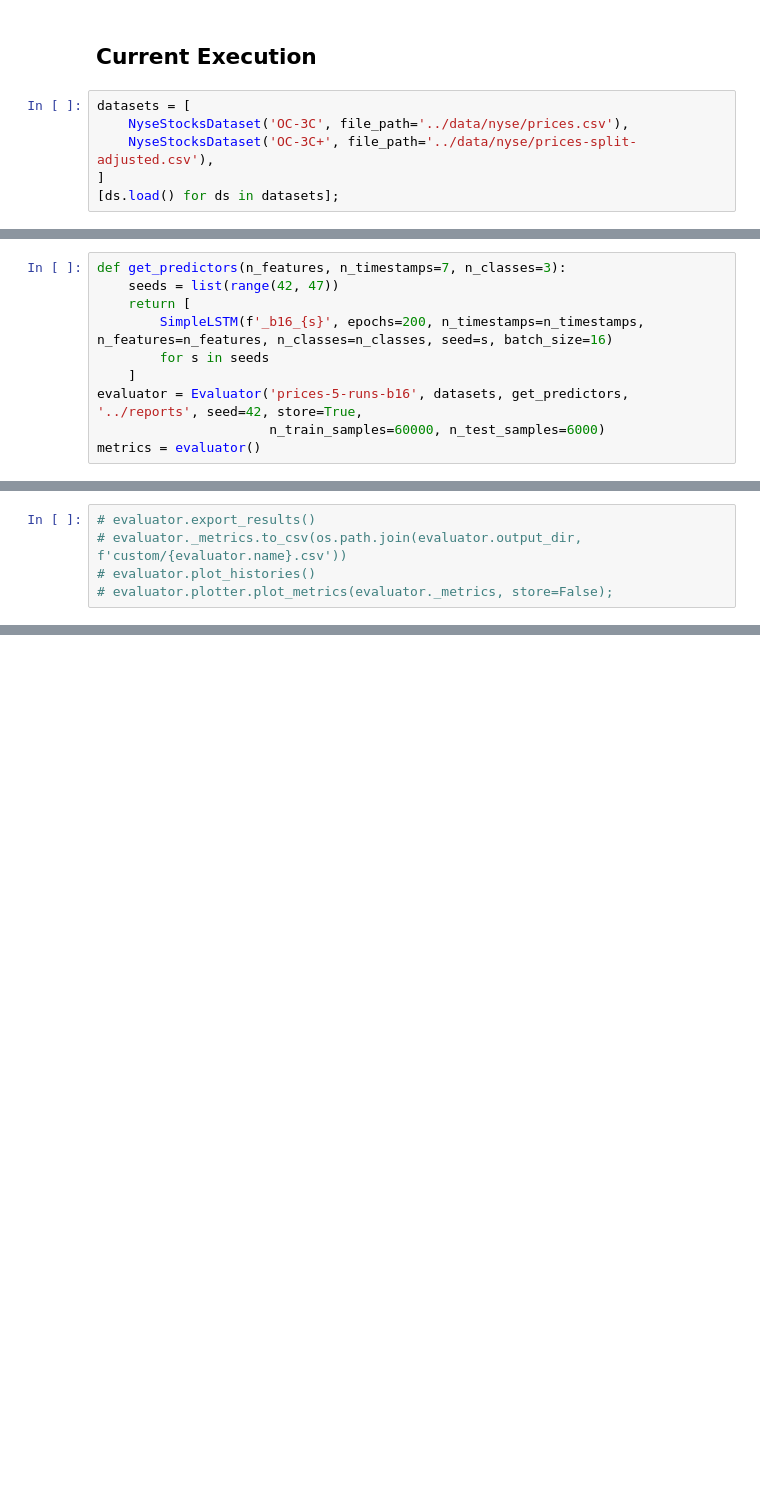
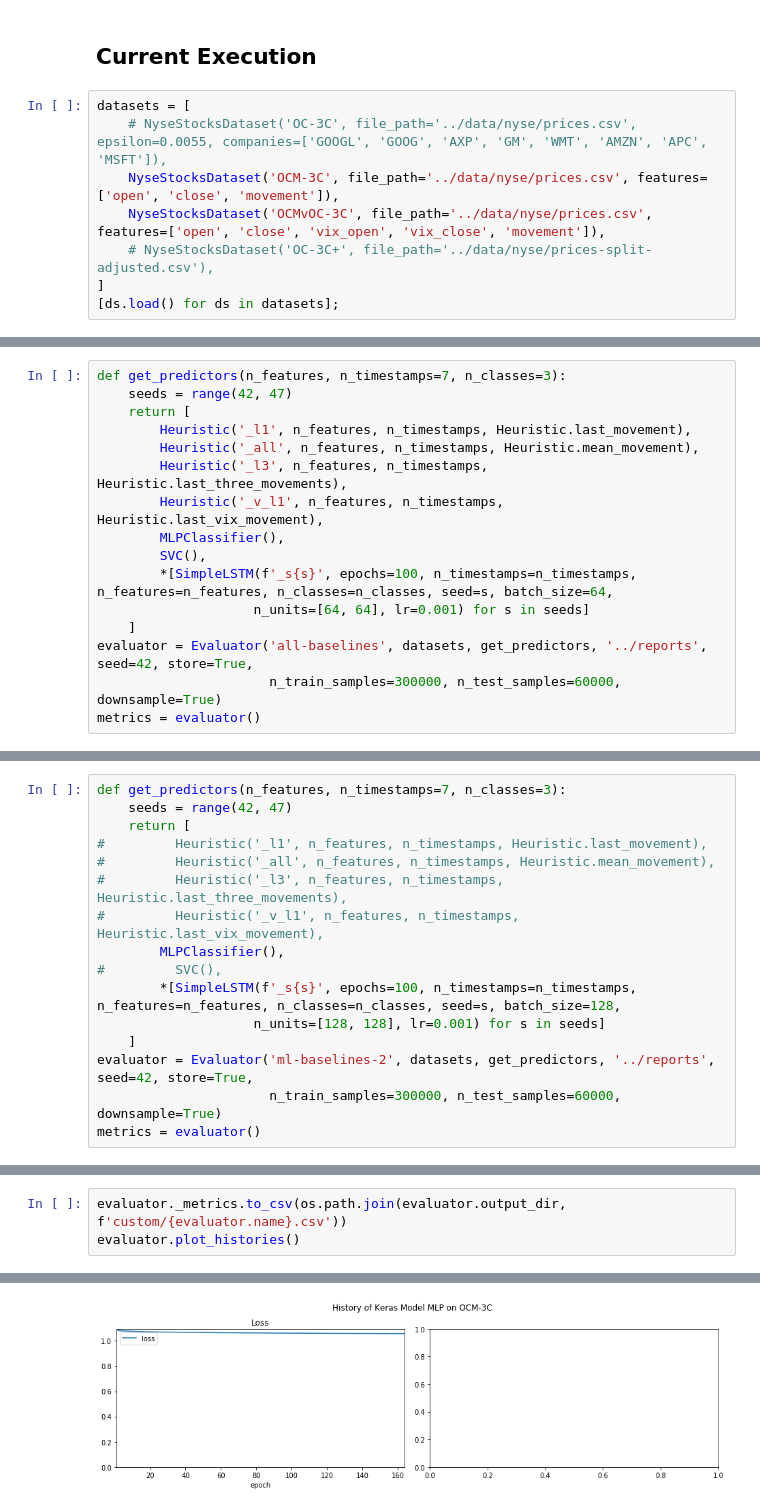
Before and after one commit to Chaoste/nlp-stocks, a Jupyter notebook: research/8.3-Seed.ipynb, the cells around one changed output, grey strips where cells are left out. Saved outputs shown, nothing was run; the diff lists cells and outputs as text; blank space fills up the shorter version.

Commit message:
baseline experiments

```diff
--- a/research/8.3-Seed.ipynb
+++ b/research/8.3-Seed.ipynb
@@ -71,7 +120,9 @@ from src.utils import print_metrics_as_md, pandas_df_to_markdown_table
 ## Current Execution
 # %%
 datasets = [
-    NyseStocksDataset('OC-3C', file_path='../data/nyse/prices.csv'),
-    NyseStocksDataset('OC-3C+', file_path='../data/nyse/prices-split-adjusted.csv'),
+    # NyseStocksDataset('OC-3C', file_path='../data/nyse/prices.csv', epsilon=0.0055, companies=['GOOGL', 'GOOG', 'AXP', 'GM', 'WMT', 'AMZN', 'APC', 'MSFT']),
+    NyseStocksDataset('OCM-3C', file_path='../data/nyse/prices.csv', features=['open', 'close', 'movement']),
+    NyseStocksDataset('OCMvOC-3C', file_path='../data/nyse/prices.csv', features=['open', 'close', 'vix_open', 'vix_close', 'movement']),
+    # NyseStocksDataset('OC-3C+', file_path='../data/nyse/prices-split-adjusted.csv'),
 ]
 [ds.load() for ds in datasets];
@@ -78,10 +133,16 @@ datasets = [
 # %%
 def get_predictors(n_features, n_timestamps=7, n_classes=3):
-    seeds = list(range(42, 47))
+    seeds = range(42, 47)
     return [
-        SimpleLSTM(f'_b16_{s}', epochs=200, n_timestamps=n_timestamps, n_features=n_features, n_classes=n_classes, seed=s, batch_size=16)
-        for s in seeds
+        Heuristic('_l1', n_features, n_timestamps, Heuristic.last_movement),
+        Heuristic('_all', n_features, n_timestamps, Heuristic.mean_movement),
+        Heuristic('_l3', n_features, n_timestamps, Heuristic.last_three_movements),
+        Heuristic('_v_l1', n_features, n_timestamps, Heuristic.last_vix_movement),
+        MLPClassifier(),
+        SVC(),
+        *[SimpleLSTM(f'_s{s}', epochs=100, n_timestamps=n_timestamps, n_features=n_features, n_classes=n_classes, seed=s, batch_size=64,
+                    n_units=[64, 64], lr=0.001) for s in seeds]
     ]
-evaluator = Evaluator('prices-5-runs-b16', datasets, get_predictors, '../reports', seed=42, store=True,
-                      n_train_samples=60000, n_test_samples=6000)
+evaluator = Evaluator('all-baselines', datasets, get_predictors, '../reports', seed=42, store=True,
+                      n_train_samples=300000, n_test_samples=60000, downsample=True)
 metrics = evaluator()
@@ -87,0 +158,16 @@ metrics = evaluator()
+# %%
+def get_predictors(n_features, n_timestamps=7, n_classes=3):
+    seeds = range(42, 47)
+    return [
+#         Heuristic('_l1', n_features, n_timestamps, Heuristic.last_movement),
+#         Heuristic('_all', n_features, n_timestamps, Heuristic.mean_movement),
+#         Heuristic('_l3', n_features, n_timestamps, Heuristic.last_three_movements),
+#         Heuristic('_v_l1', n_features, n_timestamps, Heuristic.last_vix_movement),
+        MLPClassifier(),
+#         SVC(),
+        *[SimpleLSTM(f'_s{s}', epochs=100, n_timestamps=n_timestamps, n_features=n_features, n_classes=n_classes, seed=s, batch_size=128,
+                    n_units=[128, 128], lr=0.001) for s in seeds]
+    ]
+evaluator = Evaluator('ml-baselines-2', datasets, get_predictors, '../reports', seed=42, store=True,
+                      n_train_samples=300000, n_test_samples=60000, downsample=True)
+metrics = evaluator()
@@ -88,5 +207,4 @@ metrics = evaluator()
 # %%
-# evaluator.export_results()
-# evaluator._metrics.to_csv(os.path.join(evaluator.output_dir, f'custom/{evaluator.name}.csv'))
-# evaluator.plot_histories()
-# evaluator.plotter.plot_metrics(evaluator._metrics, store=False);
+evaluator._metrics.to_csv(os.path.join(evaluator.output_dir, f'custom/{evaluator.name}.csv'))
+evaluator.plot_histories()
+# %% [output]
@@ -92,0 +220 @@ metrics = evaluator()
+[figure, added]
```
Also changed, not shown: parts of 13 cells of this notebook, 9 other files.
